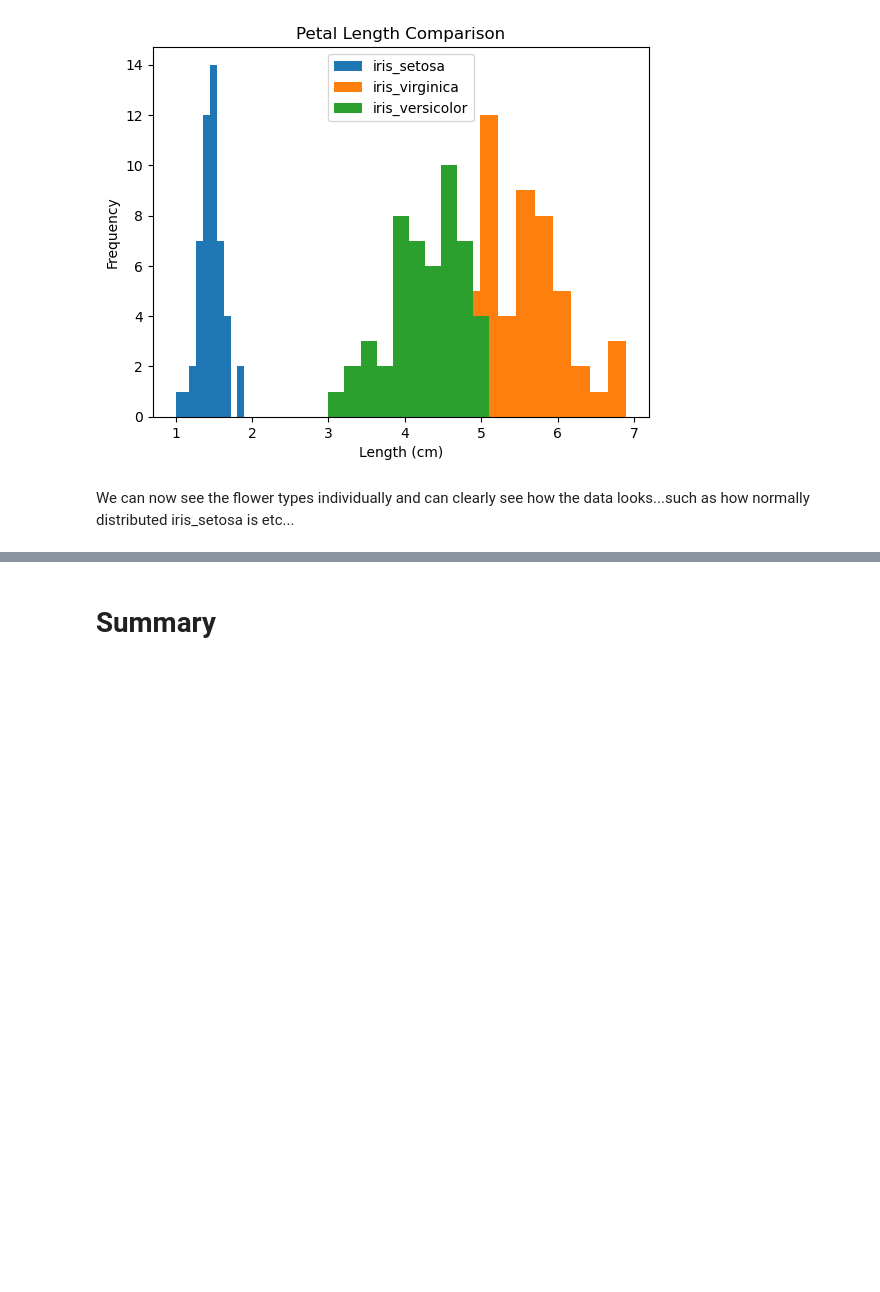
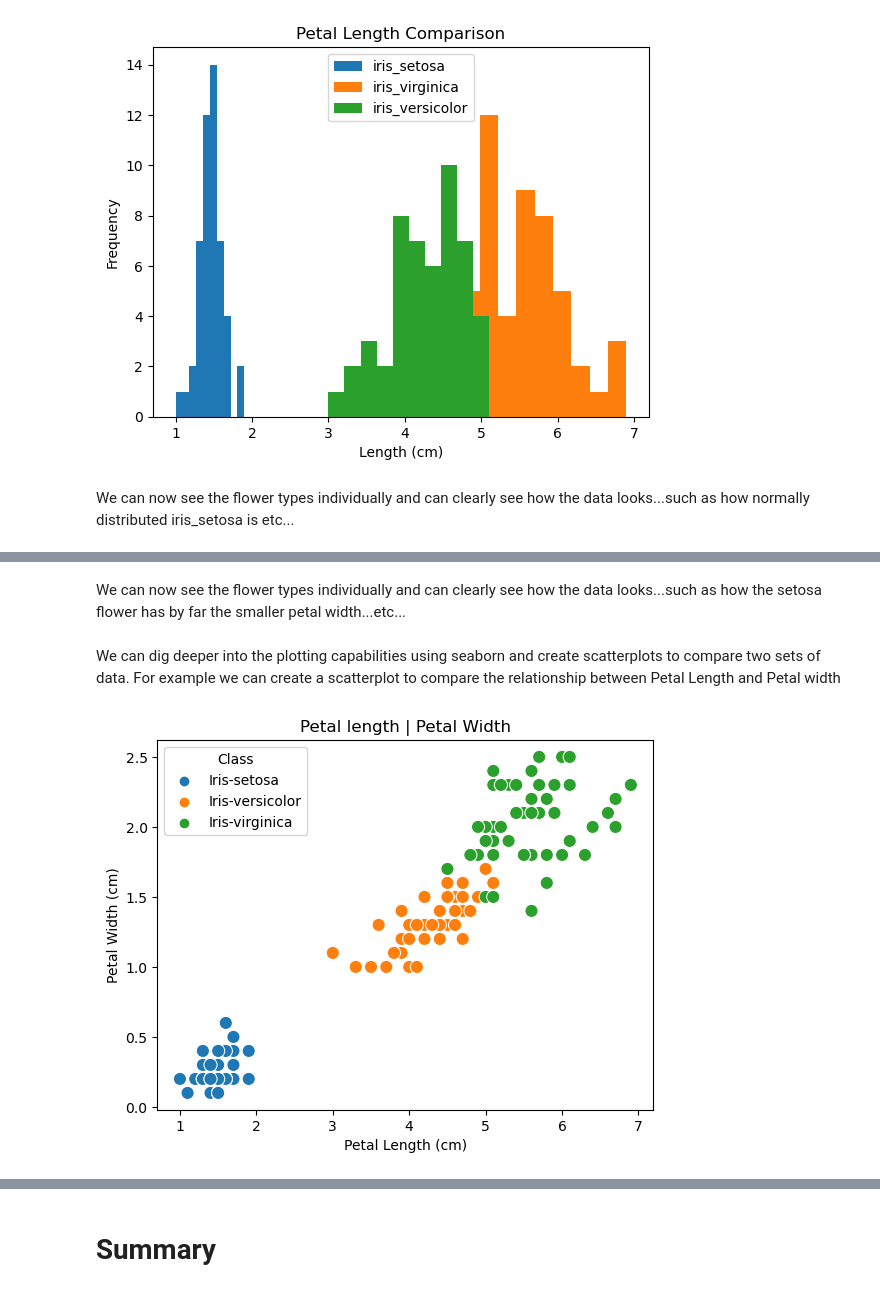
Before and after one commit to PeeBs68/fund_da, a Jupyter notebook: project.ipynb, the cells around one changed output, grey strips where cells are left out. Cells and saved outputs as stored; diff of their text form; code cells hidden in the pictures; blank space fills up the shorter version.

```diff
--- a/project.ipynb
+++ b/project.ipynb
@@ -290,0 +345,19 @@ We can now see the flower types individually and can clearly see how the data lo
+# %% [markdown]
+We can now see the flower types individually and can clearly see how the data looks...such as how the setosa flower has by far the smaller petal width...etc...
+# %% [markdown]
+We can dig deeper into the plotting capabilities using seaborn and create scatterplots to compare two sets of data. For example we can create a scatterplot to compare the relationship between Petal Length and Petal width
+# %%
+#Create Scatterplots using seaborn with colours for each flower type
+#Petal Length and Petal Width comparison
+plt.clf()
+#Define the data for x and y axis
+x_axis = iris_csv['Petal_Length']
+y_axis = iris_csv['Petal_Width']
+#Add a title and labels
+plt.title("Petal length | Petal Width")
+plt.xlabel('Petal Length (cm)')
+plt.ylabel('Petal Width (cm)')
+#Create and save the plot
+sns.scatterplot(x=x_axis, y=y_axis, hue=iris_csv.Class, s=90);
+# %% [output]
+[figure, added]
```
Also changed, not shown: parts of 10 cells of this notebook.
